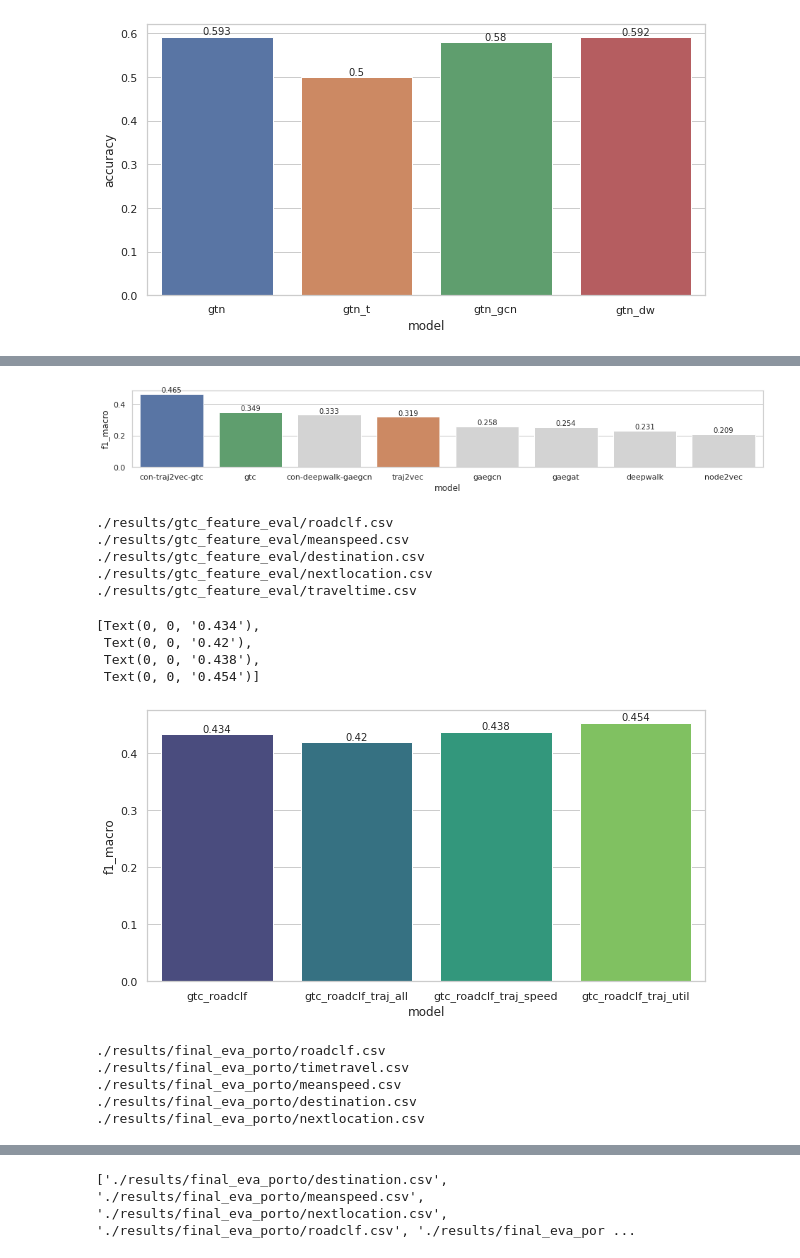
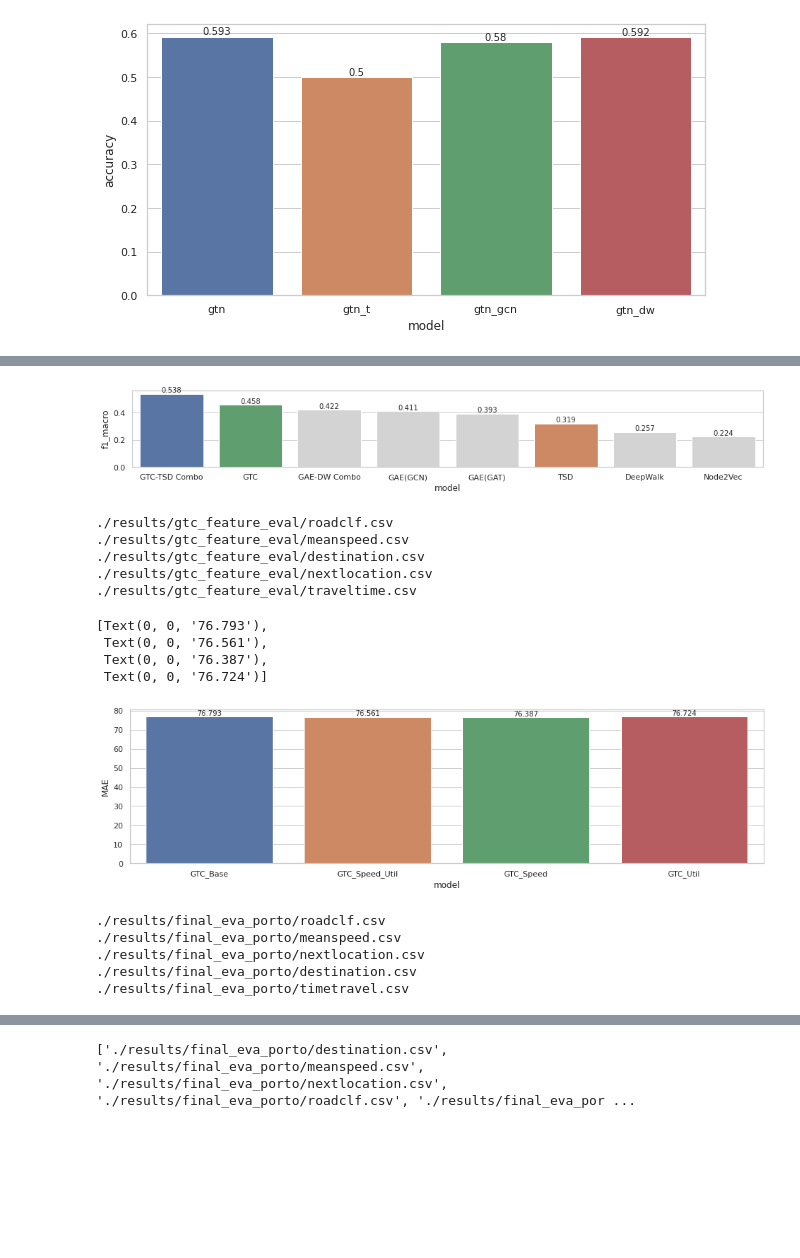
Before and after one commit to SwiftPredator/Trajectory-based-Road-Network-Representation-Learning, a Jupyter notebook: evaluation/results_analysis.ipynb, the cells around one changed output, grey strips where cells are left out. Cells and saved outputs as stored; diff of their text form; code cells hidden in the pictures; blank space fills up the shorter version.

```diff
--- a/evaluation/results_analysis.ipynb
+++ b/evaluation/results_analysis.ipynb
@@ -125,11 +125,12 @@ for filename in all_files:
 # %%
-idx = 1
+idx = -1
 dfs[idx] = dfs[idx].round(3)
 colors = sns.color_palette(n_colors=3)
 dfs[idx].sort_values("f1_macro", inplace=True, ascending=False)
 fig, ax = plt.subplots(1, 1, sharey=True, figsize=(16,2))
 color_map = {"con-traj2vec-gtc": colors[0], "traj2vec": colors[1], "gtc": colors[2]}
 clrs = [color_map[x] if x in ["con-traj2vec-gtc", "traj2vec", "gtc"] else 'lightgrey' for x in dfs[idx]["model"]]
+dfs[idx]["model"].replace({'gtc': 'GTC', 'gaegcn': 'GAE(GCN)', 'traj2vec': 'TSD', 'gaegat': 'GAE(GAT)', 'node2vec': 'Node2Vec', 'deepwalk': 'DeepWalk', 'con-traj2vec-gtc': 'GTC-TSD Combo', 'con-deepwalk-gaegcn': 'GAE-DW Combo'}, inplace=True)
 sns.barplot(x="model", y="f1_macro", data=dfs[idx], palette=clrs, ax=ax)
 # sns.barplot(x="model", y="f1_macro", data=dfs[0][dfs[0]["type"]=="conv"], palette="viridis", ax=ax[0])
 # sns.barplot(x="model", y="f1_macro", data=dfs[0][dfs[0]["type"]=="walk"], palette="viridis", ax=ax[1])
@@ -142,7 +143,7 @@ types = ["Convolution", "Walk", "Concatination"]
 #     # a.set_xlabel("")
 #ax.set(ylim=(10, 15))
 # %% [output]
-[figure, old version]
+[figure, new version]
 # %%
 """
 Trajectory feature study gtc
@@ -162,21 +163,24 @@ for filename in all_files:
 ./results/gtc_feature_eval/nextlocation.csv
 ./results/gtc_feature_eval/traveltime.csv
 # %%
-dfs[0] = dfs[0].round(3)
+df = dfs[-1]
+df = df.round(3)
+df.rename(columns={"Unnamed: 0": "model"}, inplace=True)
 # dfs[0].sort_values("accuracy", inplace=True, ascending=False)
-fig, ax = plt.subplots(1, 1, sharey=True, figsize=(10,5))
-sns.barplot(x="model", y="f1_macro", data=dfs[0], palette="viridis", ax=ax)
+df["model"].replace({'gtc_roadclf': 'GTC_Base', 'gtc_roadclf_traj_all': 'GTC_Speed_Util', 'gtc_roadclf_traj_speed': 'GTC_Speed', 'gtc_roadclf_traj_util': 'GTC_Util', 'gtc_base': 'GTC_Base', 'gtc_base_traj_all': 'GTC_Speed_Util', 'gtc_base_traj_speed': 'GTC_Speed', 'gtc_base_traj_util': 'GTC_Util'}, inplace=True)
+fig, ax = plt.subplots(1, 1, sharey=True, figsize=(16,4))
+sns.barplot(x="model", y="MAE", data=df, ax=ax)
 # sns.barplot(x="model", y="f1_macro", data=dfs[0][dfs[0]["type"]=="conv"], palette="viridis", ax=ax[0])
 # sns.barplot(x="model", y="f1_macro", data=dfs[0][dfs[0]["type"]=="walk"], palette="viridis", ax=ax[1])
 # sns.barplot(x="model", y="f1_macro", data=dfs[0][dfs[0]["type"]=="concatination"], palette="viridis", ax=ax[2])
 ax.bar_label(ax.containers[0])
 # ax.set(ylim=(13,13.5))
 # %% [output]
-[Text(0, 0, '0.434'),
- Text(0, 0, '0.42'),
- Text(0, 0, '0.438'),
- Text(0, 0, '0.454')]
+[Text(0, 0, '76.793'),
+ Text(0, 0, '76.561'),
+ Text(0, 0, '76.387'),
+ Text(0, 0, '76.724')]
-[figure, old version]
+[figure, new version]
 # %%
 """
 Generate main result tables
@@ -190,8 +194,8 @@ for filename in all_files:
     dfs.append(df)
 # %% [output]
 ./results/final_eva_porto/roadclf.csv
+./results/final_eva_porto/meanspeed.csv
+./results/final_eva_porto/nextlocation.csv
+./results/final_eva_porto/destination.csv
 ./results/final_eva_porto/timetravel.csv
-./results/final_eva_porto/meanspeed.csv
-./results/final_eva_porto/destination.csv
-./results/final_eva_porto/nextlocation.csv
 # %%
```
Also changed, not shown: parts of 3 cells of this notebook, 30 other files.
